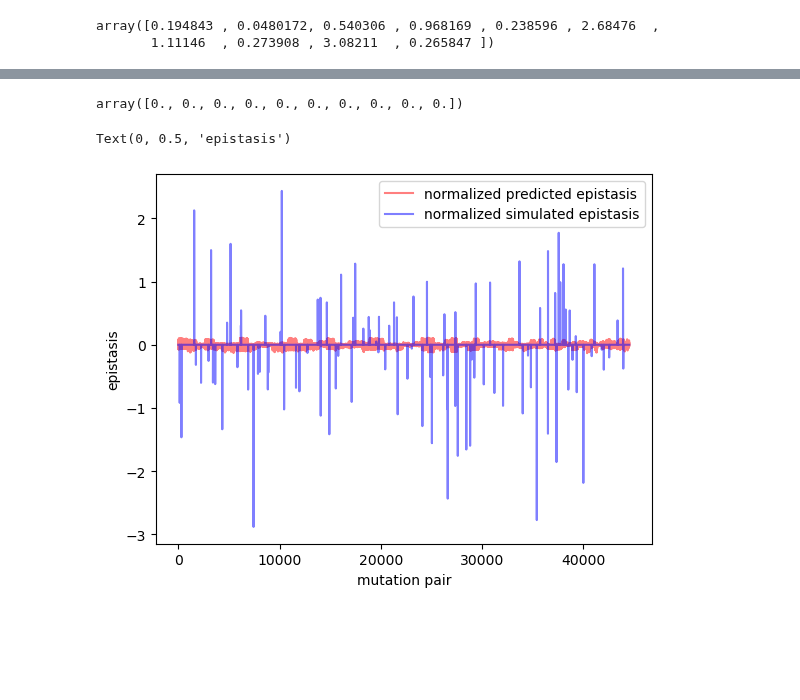
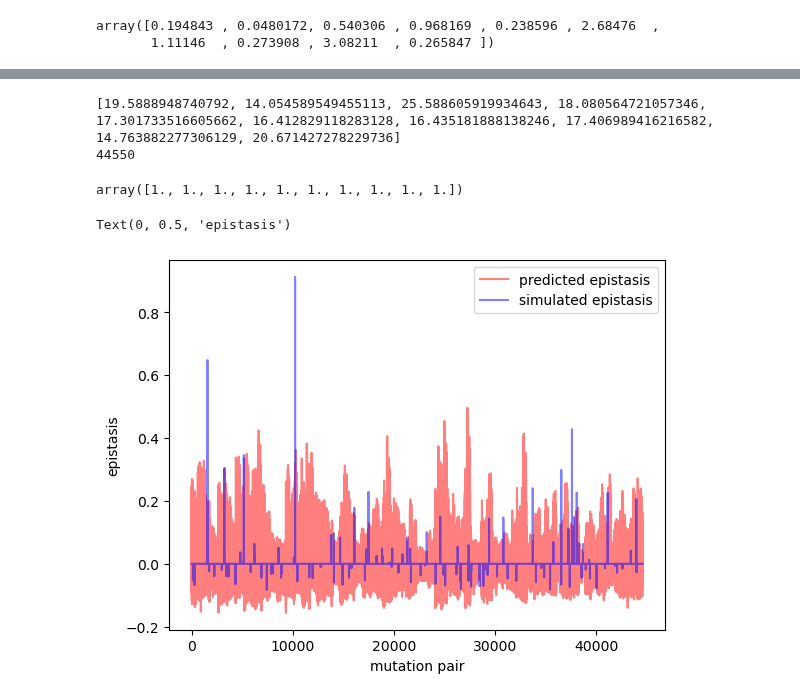
Before and after one commit to JoshuaGensel/MIME_ML, a Jupyter notebook: src/testingEpistasis.ipynb, the cells around one changed output, grey strips where cells are left out. Drawn from its saved outputs; the diff is of its cells as text; code cells hidden in the pictures; blank space fills up the shorter version.

Commit message:
new training and eval

```diff
--- a/src/testingEpistasis.ipynb
+++ b/src/testingEpistasis.ipynb
@@ -10,15 +11,14 @@ from tqdm import tqdm
 simulation_path = "/mnt/d/data/MIME_data/simData/dmMIME/highSpecies/epistasisTest"
 # %%
 #set training parameters
-training_path = simulation_path+'/data/trainingData.txt'
-test_path = simulation_path+'/data/testData.txt'
-epochs = 10
+training_path = simulation_path+'/data2/trainingData.txt'
+epochs = 20
 learning_rate = 0.00001
 batch_size = 2**11
 lambda_l1 = 0.000001
-hidden_size_factor = 5
-bottleneck = 1/5
+hidden_size_factor = 2
+bottleneck = 1/2
 # %%
-model, train_history, mae_history = MIMENet.train(training_path, test_path, epochs, learning_rate, batch_size, lambda_l1, hidden_size_factor, bottleneck)
+model, history = MIMENet.train(training_path, epochs, learning_rate, batch_size, lambda_l1, hidden_size_factor, bottleneck, simulation_path+'/secondFromProt1/prot1/single_kds.txt')
 # %% [output]
 Device: cuda:0
@@ -228,23 +332,35 @@ plt.show()
 # %%
 input_size = len(open(training_path).readline().split(' ')) - 1
-epistasisPairwise = MIMENet.inferEpistasis(model, input_size)
+epistasisPairwise = MIMENet.inferEpistasis(model, input_size, singleKdCoefficient=2.52, singleKdIntercept=0.24, pairKdCoefficient=2.59, pairKdIntercept=0.19)
+print(epistasisPairwise[0:10])
+print(len(epistasisPairwise))
+# %% [output]
+[19.5888948740792, 14.054589549455113, 25.588605919934643, 18.080564721057346, 17.301733516605662, 16.412829118283128, 16.435181888138246, 17.406989416216582, 14.763882277306129, 20.671427278229736]
+44550
 # %%
 #load pairwise epistasis values
-epistasisPairwiseSim = np.log(np.loadtxt(simulation_path+'/secondFromProt1/prot1/pairwise_epistasis.txt'))
+epistasisPairwiseSim = np.loadtxt(simulation_path+'/secondFromProt1/prot1/pairwise_epistasis.txt')
 epistasisPairwiseSim[0:10]
 # %% [output]
-array([0., 0., 0., 0., 0., 0., 0., 0., 0., 0.])
+array([1., 1., 1., 1., 1., 1., 1., 1., 1., 1.])
 # %%
+#log transform epistasis values
+epistasisPairwiseLog = np.log(epistasisPairwise)
+epistasisPairwiseSimLog = np.log(epistasisPairwiseSim)
+
 #normalize predictions and simulated epistasis values
-epistasisPairwiseLog = np.log(epistasisPairwise)
-epistasisPairwiseNorm = (epistasisPairwise - np.mean(epistasisPairwise))/np.std(epistasisPairwise)
-epistasisPairwiseSimNorm = (epistasisPairwiseSim - np.mean(epistasisPairwiseSim))/np.std(epistasisPairwiseSim)
+epistasisPairwiseNorm = ((epistasisPairwise - np.mean(epistasisPairwise))/np.max(epistasisPairwise))
+epistasisPairwiseSimNorm = ((epistasisPairwiseSim - np.mean(epistasisPairwiseSim))/np.max(epistasisPairwiseSim))
+
+#center predictions and simulated epistasis values
+epistasisPairwiseCenter = (epistasisPairwise - np.mean(epistasisPairwise))
+epistasisPairwiseSimCenter = (epistasisPairwiseSim - np.mean(epistasisPairwiseSim))
 
 #lineplot of z score predictions
-sns.lineplot(x=np.arange(0, len(epistasisPairwise)), y=epistasisPairwiseLog, label='normalized predicted epistasis', color='red', alpha=0.5)
-sns.lineplot(x=np.arange(0, len(epistasisPairwiseSim)), y=epistasisPairwiseSim, label='normalized simulated epistasis', color='blue', alpha=0.5)
+sns.lineplot(x=np.arange(0, len(epistasisPairwise)), y=epistasisPairwiseNorm, label='predicted epistasis', color='red', alpha=0.5)
+sns.lineplot(x=np.arange(0, len(epistasisPairwiseSim)), y=epistasisPairwiseSimNorm, label='simulated epistasis', color='blue', alpha=0.5)
 plt.xlabel('mutation pair')
 plt.ylabel('epistasis')
 # %% [output]
 Text(0, 0.5, 'epistasis')
-[figure, old version]
+[figure, new version]
```
Also changed, not shown: parts of 20 cells of this notebook, 13 other files.
